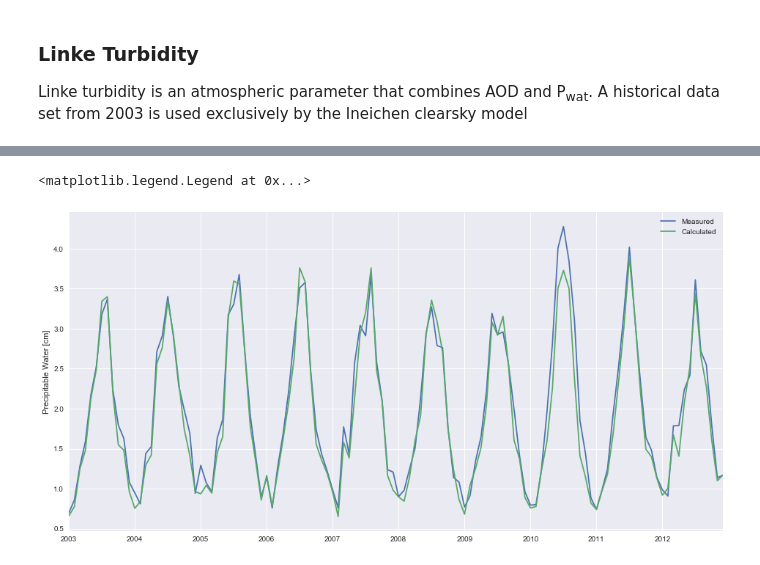
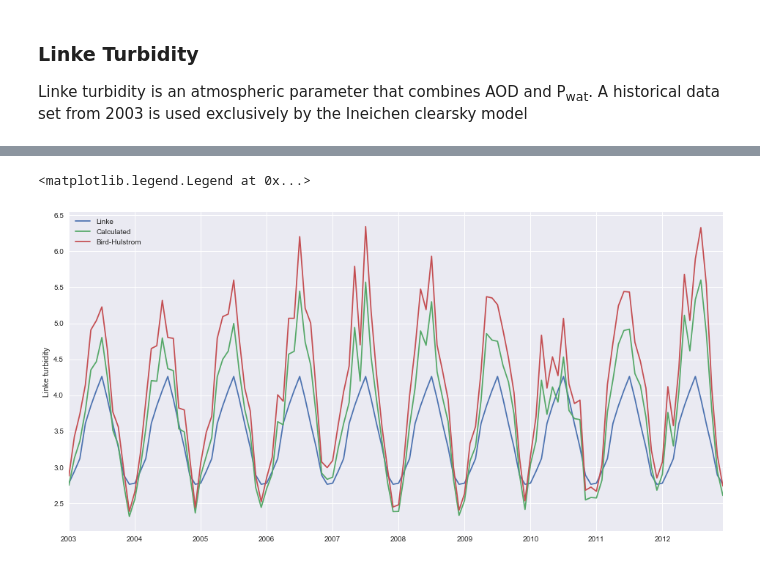
Before and after one commit to mikofski/pvsc44-clearsky-aod, a Jupyter notebook: PVSC-Clearsky-AOD.ipynb, the cells around one changed output, grey strips where cells are left out. Drawn from its saved outputs; the diff is of its cells as text; code cells hidden in the pictures.

```diff
--- a/PVSC-Clearsky-AOD.ipynb
+++ b/PVSC-Clearsky-AOD.ipynb
@@ -76,6 +94,13 @@ The European Center for Medium Weather Forecast hosts datasets for the EU Copern
 # %%
-# get AOD and water vapor for the Bondville, IL site.
-ATMOS = ecmwf_macc_tools.Atmosphere()
+# get AOD and water vapor for the SURFRAD station
+ATMOS = ecmwf_macc_tools.Atmosphere()  # get the downloaded ECMWF-MACC data for the world
+
+# create a datetime series for the ECMWF-MACC data, it's available from 2003 to 2012 in 3 hour increment
 TIMES = pd.DatetimeIndex(start='2003-01-01T00:00:00', freq='3H', end='2012-12-31T23:59:59')
-bon_atm = pd.DataFrame( ATMOS.get_all_data(METADATA['latitude']['bon'], METADATA['longitude']['bon']), index=TIMES)
+
+# get the atmospheric data for the SURFRAD station as a pandas dataframe, and append some addition useful calculations
+# like AOD at some other wavelengths (380-nm, 500-nm, and 700nm) and convert precipitable water to cm.
+STATION_ATM = pd.DataFrame(
+    ATMOS.get_all_data(METADATA['latitude'][station_id], METADATA['longitude'][station_id]), index=TIMES
+)
 # %%
@@ -108,10 +146,21 @@ plt.ylabel('solar position $[\deg]$')
 Linke turbidity is an atmospheric parameter that combines AOD and P<sub>wat</sub>. A historical data set from 2003 is used exclusively by the Ineichen clearsky model
 # %%
 # lookup Linke turbidity
-bon_lt = pvlib.clearsky.lookup_linke_turbidity(
+LT = pvlib.clearsky.lookup_linke_turbidity(
     time=TIMES,
-    latitude=METADATA['latitude']['bon'], longitude=METADATA['longitude']['bon'],
+    latitude=METADATA['latitude'][station_id],
+    longitude=METADATA['longitude'][station_id],
 )
-bon_lt_calc = pvlib.atmosphere.kasten96_lt(
-    bon_amp.resample('3H').mean(), bon_atm['pwat'], bon_atm['tau700']
+
+# calculate Linke turbidity using Kasten pyrheliometric formula
+LT_CALC = pvlib.atmosphere.kasten96_lt(
+    AM_PRESS.resample('3H').mean(), STATION_ATM['pwat'], STATION_ATM['tau700']
 )
+
+# calculate broadband AOD using Bird & Hulstrom approximation
+AOD_CALC = pvlib.atmosphere.bird_hulstrom80_aod_bb(STATION_ATM['tau380'], STATION_ATM['tau500'])
+
+# recalculate Linke turbidity using Bird & Hulstrom broadband AOD
+LT_AOD_CALC = pvlib.atmosphere.kasten96_lt(
+    AM_PRESS.resample('3H').mean(), STATION_ATM['pwat'], AOD_CALC
+)
@@ -118,7 +175,13 @@ bon_lt_calc = pvlib.atmosphere.kasten96_lt(
 # %%
-pd.concat([bon_atm['pwat'].resample('M').mean(), bon_pwat_calc.resample('M').mean()], axis=1).plot()
-plt.ylabel('Precipitable Water [cm]')
-plt.legend(['Measured', 'Calculated'])
+# compare historic Linke turbidity to calculated
+pd.concat(
+    [LT.resample('M').mean(),
+     LT_CALC.resample('M').mean(),
+     LT_AOD_CALC.resample('M').mean()],
+    axis=1
+).plot()
+plt.ylabel('Linke turbidity')
+plt.legend(['Linke', 'Calculated', 'Bird-Hulstrom'])
 # %% [output]
 <matplotlib.legend.Legend at 0x...>
-[figure, old version]
+[figure, new version]
```
Also changed, not shown: parts of 18 cells of this notebook, 1 other file.
